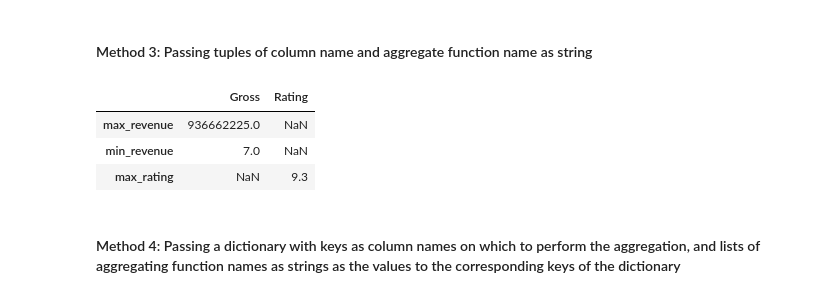
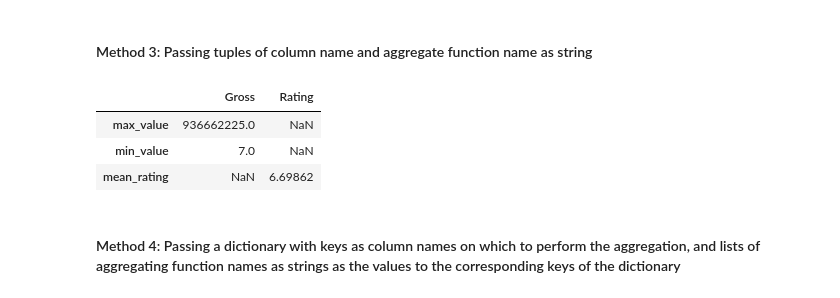
Before and after one commit to ami-null/python-course, a Jupyter notebook: 12_pandas.ipynb, the cells around one changed output. Cells and saved outputs as stored; diff of their text form; code cells hidden in the pictures.

```diff
--- a/12_pandas.ipynb
+++ b/12_pandas.ipynb
@@ -846,12 +862,12 @@ movies_df[["Gross", "Rating"]].agg(["max", "min", "mean"])
 # %% [markdown]
 #### Method 3: Passing tuples of column name and aggregate function name as string
 # %%
-movies_df.agg(max_revenue = ("Gross", "max"), min_revenue = ("Gross", "min"), max_rating = ("Rating", "max"))
+movies_df.agg(max_value = ("Gross", "max"), min_value = ("Gross", "min"), mean_rating = ("Rating", "mean"))
 # %% [output]
 |  | Gross | Rating |
-| max_revenue | 936662225.0 | NaN |
-| min_revenue | 7.0 | NaN |
-| max_rating | NaN | 9.3 |
+| max_value | 936662225.0 | NaN |
+| min_value | 7.0 | NaN |
+| mean_rating | NaN | 6.69862 |
 # %% [markdown]
 #### Method 4: Passing a dictionary with keys as column names on which to perform the aggregation, and lists of aggregating function names as strings as the values to the corresponding keys of the dictionary
 # %%
```
Also changed, not shown: parts of 9 cells of this notebook.
